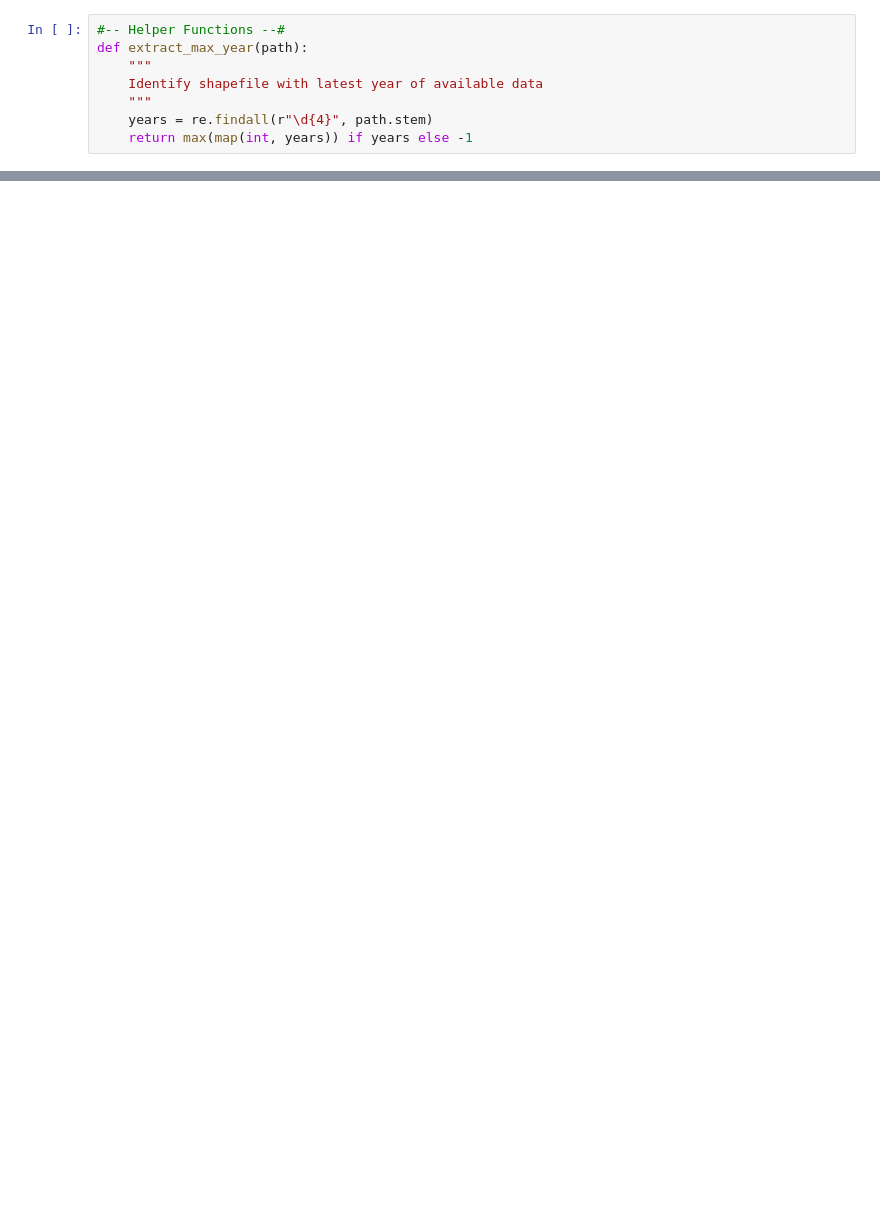
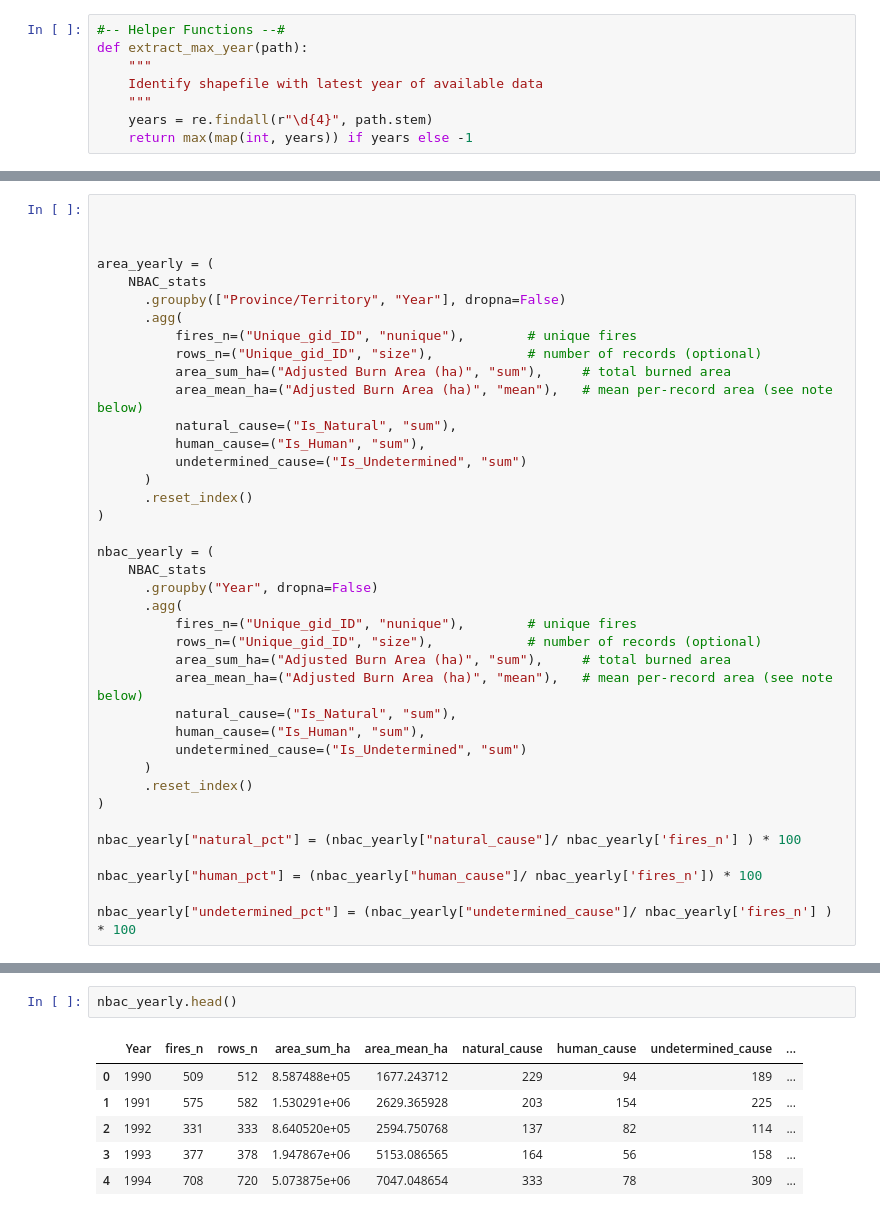
Before and after one commit to Mitch-P-Analyst/canada-wildfire-avcan, a Jupyter notebook: notebooks/national_wildfire_analysis.ipynb, the cells around one changed output, grey strips where cells are left out. Drawn from its saved outputs; the diff is of its cells as text; blank space fills up the shorter version.

Commit message:
Wildfire stats analysis

```diff
--- a/notebooks/national_wildfire_analysis.ipynb
+++ b/notebooks/national_wildfire_analysis.ipynb
@@ -160,0 +179,39 @@ fire_total = fire_stats["fireid"].count()
+# %%
+
+
+
+area_yearly = (
+    NBAC_stats
+      .groupby(["Province/Territory", "Year"], dropna=False)
+      .agg(
+          fires_n=("Unique_gid_ID", "nunique"),        # unique fires
+          rows_n=("Unique_gid_ID", "size"),            # number of records (optional)
+          area_sum_ha=("Adjusted Burn Area (ha)", "sum"),     # total burned area
+          area_mean_ha=("Adjusted Burn Area (ha)", "mean"),   # mean per-record area (see note below)
+          natural_cause=("Is_Natural", "sum"),
+          human_cause=("Is_Human", "sum"),
+          undetermined_cause=("Is_Undetermined", "sum")
+      )
+      .reset_index()
+)
+
+nbac_yearly = (
+    NBAC_stats
+      .groupby("Year", dropna=False)
+      .agg(
+          fires_n=("Unique_gid_ID", "nunique"),        # unique fires
+          rows_n=("Unique_gid_ID", "size"),            # number of records (optional)
+          area_sum_ha=("Adjusted Burn Area (ha)", "sum"),     # total burned area
+          area_mean_ha=("Adjusted Burn Area (ha)", "mean"),   # mean per-record area (see note below)
+          natural_cause=("Is_Natural", "sum"),
+          human_cause=("Is_Human", "sum"),
+          undetermined_cause=("Is_Undetermined", "sum")
+      )
+      .reset_index()
+)
+
+nbac_yearly["natural_pct"] = (nbac_yearly["natural_cause"]/ nbac_yearly['fires_n'] ) * 100
+
+nbac_yearly["human_pct"] = (nbac_yearly["human_cause"]/ nbac_yearly['fires_n']) * 100
+
+nbac_yearly["undetermined_pct"] = (nbac_yearly["undetermined_cause"]/ nbac_yearly['fires_n'] ) * 100
@@ -160,0 +310,9 @@ fire_total = fire_stats["fireid"].count()
+# %%
+nbac_yearly.head()
+# %% [output]
+|  | Year | fires_n | rows_n | area_sum_ha | area_mean_ha | natural_cause | human_cause | undetermined_cause | ... |
+| 0 | 1990 | 509 | 512 | 8.587488e+05 | 1677.243712 | 229 | 94 | 189 | ... |
+| 1 | 1991 | 575 | 582 | 1.530291e+06 | 2629.365928 | 203 | 154 | 225 | ... |
+| 2 | 1992 | 331 | 333 | 8.640520e+05 | 2594.750768 | 137 | 82 | 114 | ... |
+| 3 | 1993 | 377 | 378 | 1.947867e+06 | 5153.086565 | 164 | 56 | 158 | ... |
+| 4 | 1994 | 708 | 720 | 5.073875e+06 | 7047.048654 | 333 | 78 | 309 | ... |
```
Also changed, not shown: parts of 32 cells of this notebook.
